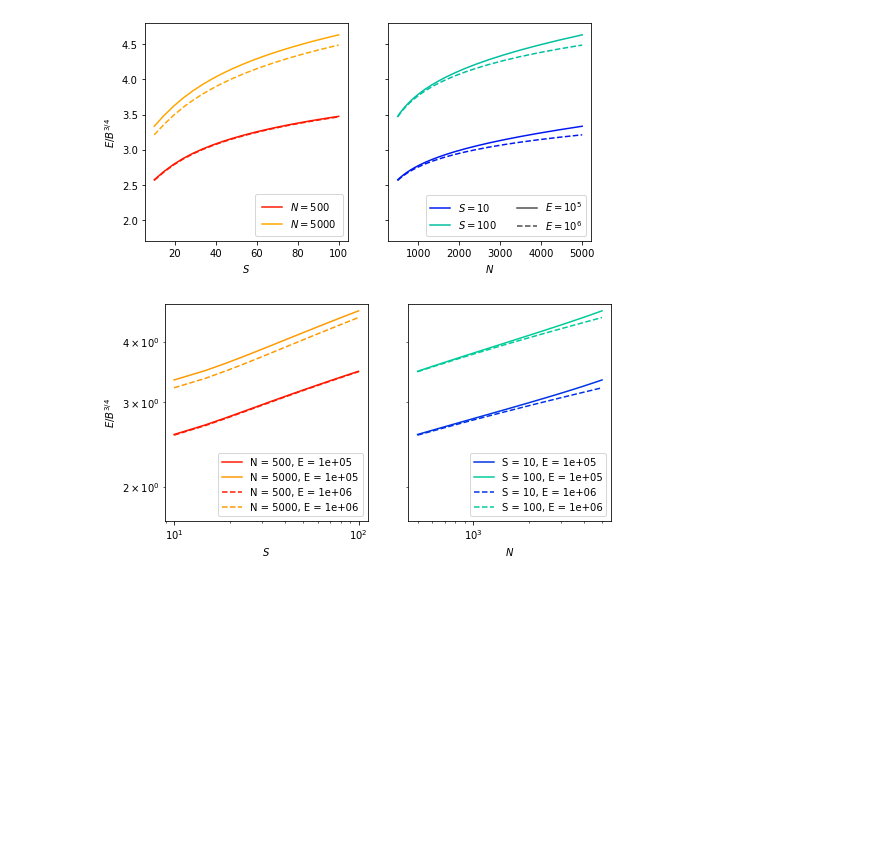
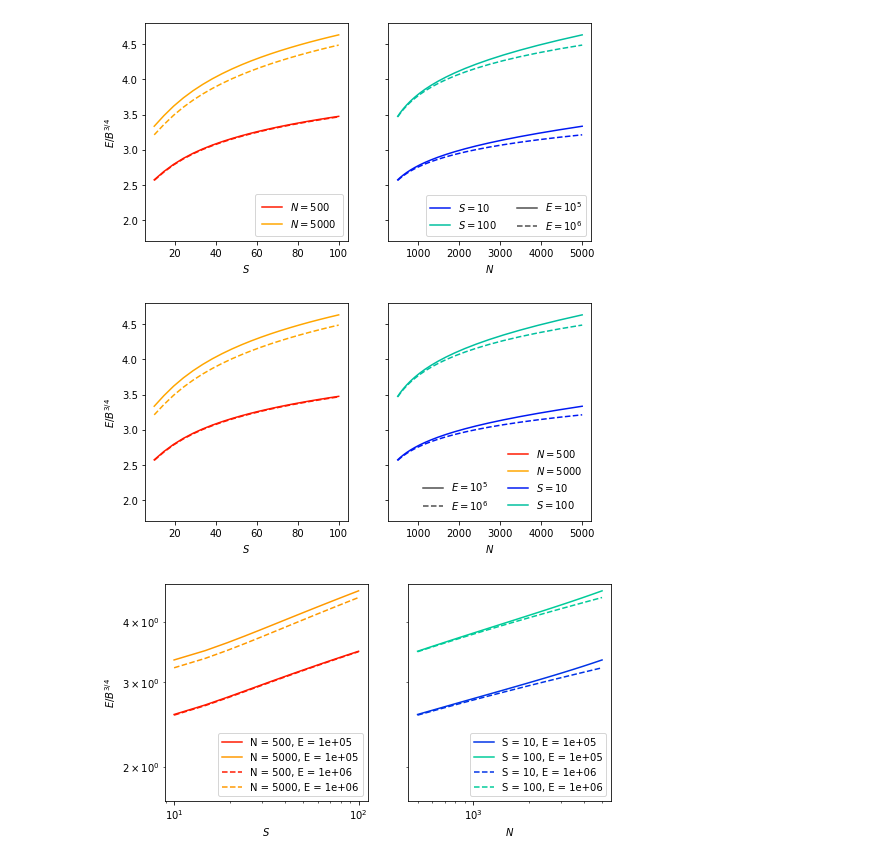
Before and after one commit to micbru/equation_of_state, a Jupyter notebook: ExtraCode/EoverB34.ipynb, the cells around one changed output. Saved outputs shown, nothing was run; the diff lists cells and outputs as text; code cells hidden in the pictures; blank space fills up the shorter version.

```diff
--- a/ExtraCode/EoverB34.ipynb
+++ b/ExtraCode/EoverB34.ipynb
@@ -86,6 +86,48 @@ axs[1].legend([leg[s] for s in c_s+m],
 fig.savefig("eb34.pdf")
 # %% [output]
 [figure]
+# %%
+# Variant with E in both legends
+# Now plot
+fig,axs = plt.subplots(1,2,figsize=(8,4),sharey=True)
+
+for i,e in enumerate(efix):
+    for j,n in enumerate(nfix):
+        axs[0].plot(srange,e/BS[i,j,:].T**(3/4),c=c_n[j],ls=m[i],label='N = {}, E = {:.0e}'.format(n,e))
+    for k,s in enumerate(sfix):
+        axs[1].plot(nrange,e/BN[i,k,:].T**(3/4),c=c_s[k],ls=m[i],label='S = {}, E = {:.0e}'.format(s,e))
+
+axs[0].set_ylabel(r'$E/B^{3/4}$')
+axs[0].set_xlabel(r'$S$')
+axs[1].set_xlabel(r'$N$')
+
+for ax in axs:
+    ax.set_ylim(1.7,4.8)
+#    ax.legend(loc='lower right')
+
+# Now set up legend
+# Plot a bunch of empty points to then reference
+leg = {}
+for cn,cs,lsl in zip(c_n,c_s,m):
+    # For N
+    leg[cn], = ax.plot([],[],c=cn,linestyle=m[0])
+    # For S
+    leg[cs], = ax.plot([],[],c=cs,linestyle=m[0])
+    # For linestyle (E)
+    leg[lsl], = ax.plot([],[],c='0.3',linestyle=lsl)
+    # Empty
+    leg[''], = ax.plot([],[],c='1')
+
+# Plot the legend. Note I wrote in N, S, and E by hand. Would have to change if changed fixed values above.
+#axs[0].legend([leg[s] for s in c_n+lslist],['$N = 500$', '$N = 5000$','$E = 10^5$','$E = 10^6$'],
+#              loc='lower right',ncol=2)
+axs[1].legend([leg[s] for s in ['','']+m+c_n+c_s],
+              ['','','$E = 10^5$','$E = 10^6$','$N = 500$','$N = 5000$','$S = 10$', '$S = 100$'],
+              loc='lower right',ncol=2,frameon=False)
+
+fig.savefig("eb34_varleg.pdf")
+# %% [output]
+[figure, added]
 # %%
 # Reveal the approximate power law
 fig,axs = plt.subplots(1,2,figsize=(8,4),sharey=True)
```
Also changed, not shown: 9 other files.
